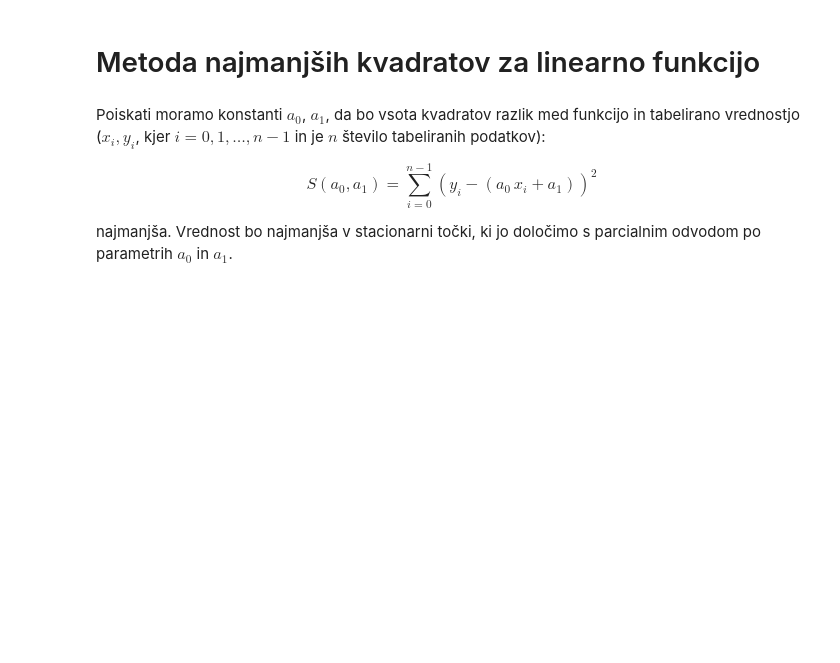
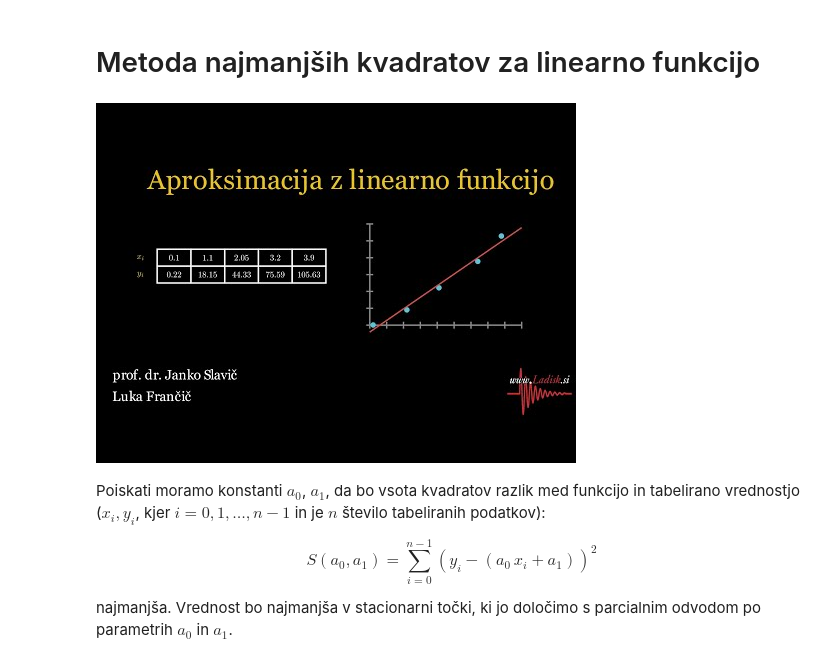
Before and after one commit to jankoslavic/pypinm.io, a Jupyter notebook: content/pages/Predavanje_08_-_Aproksimacija.ipynb, the cells around one changed output. Drawn from its saved outputs; the diff is of its cells as text; code cells hidden in the pictures; blank space fills up the shorter version.

```diff
--- a/content/pages/Predavanje_08_-_Aproksimacija.ipynb
+++ b/content/pages/Predavanje_08_-_Aproksimacija.ipynb
@@ -60,6 +60,11 @@ $$S(a_0, a_1) = \sum_{i=0}^{n-1} \left(y_i - (a_0\,x_i+a_1)\right)^2.$$
 Takšna funkcija $S(a_0, a_1)$ je zvezna in zvezno odvedljiva. S parcialnim odvajanjem po parametrih $a_0$ in $a_1$ lahko najdemo stacionarno točko (parcialna odvoda sta enaka 0). Postopek si bomo za linearno funkcijo pogledali v naslednjem poglavju.
 # %% [markdown]
 # Metoda najmanjših kvadratov za linearno funkcijo
+# %%
+from IPython.display import YouTubeVideo
+YouTubeVideo('8-oixY6GG9E', width=800, height=300)
+# %% [output]
+[figure, added]
 # %% [markdown]
 Poiskati moramo konstanti $a_0$, $a_1$, da bo vsota kvadratov razlik med funkcijo in tabelirano vrednostjo ($x_i, y_i$, kjer $i=0,1,\dots, n-1$ in je $n$ število tabeliranih podatkov):
 
```
Also changed, not shown: parts of 1 cell of this notebook, 26 other files.
